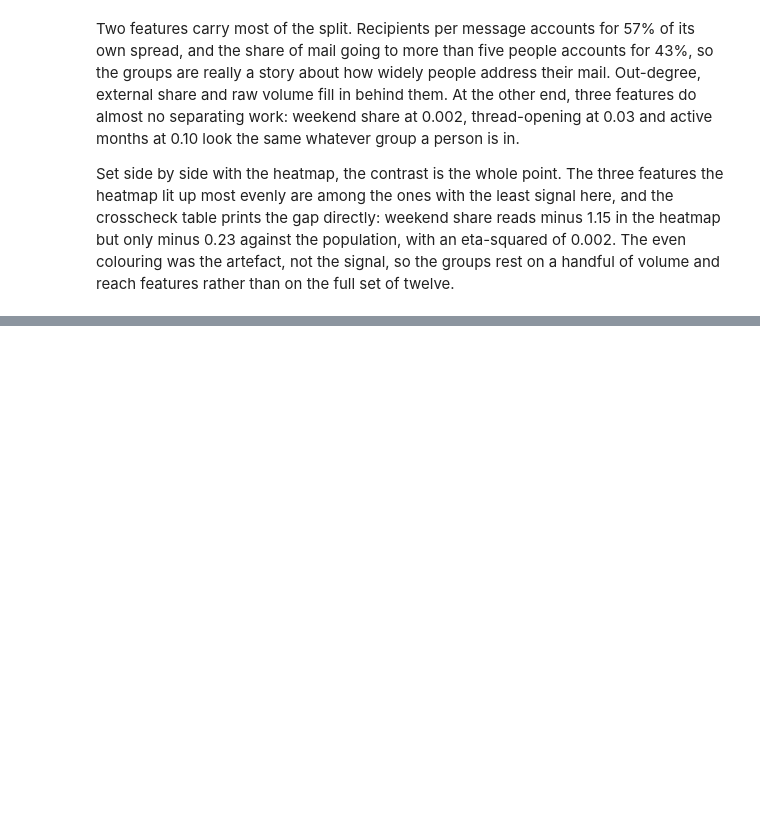
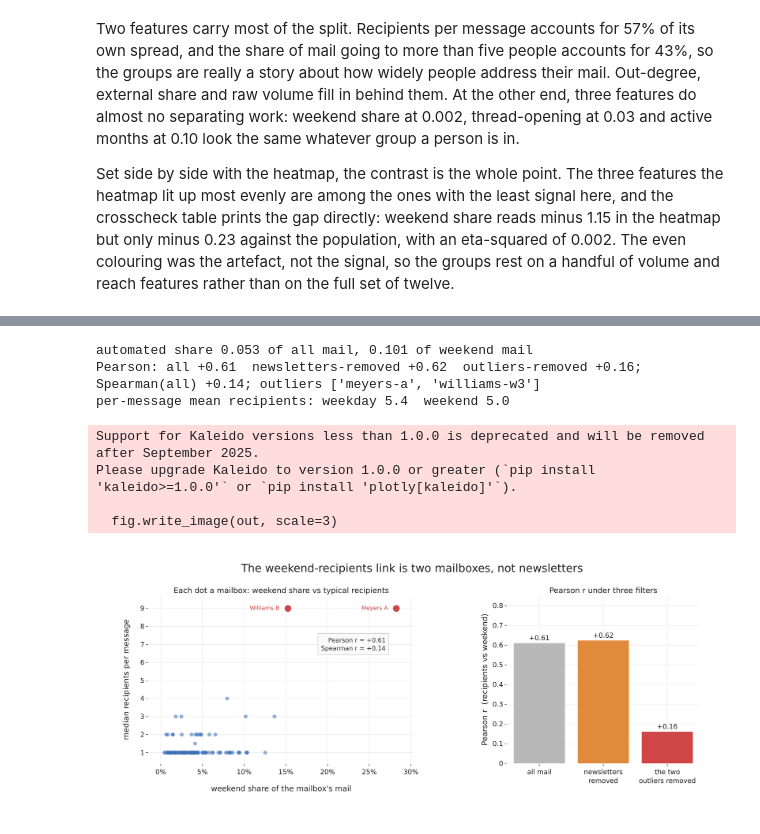
Before and after one commit to HardMax71/dm-lab-ss26-enron, a Jupyter notebook: pred-1/pred1_group_certainty.ipynb, the cells around one changed output, grey strips where cells are left out. Saved outputs shown, nothing was run; the diff lists cells and outputs as text; code cells hidden in the pictures; blank space fills up the shorter version.

```diff
--- a/pred-1/pred1_group_certainty.ipynb
+++ b/pred-1/pred1_group_certainty.ipynb
@@ -411,0 +473,63 @@ problem the body-to-group work in `enron_eda_week6.ipynb` runs into.
+# %%
+import re
+mm = msg[msg["date_plausible"] & msg["date"].notna()].copy()
+mm["wknd"] = mm["date"].dt.dayofweek >= 5
+AUTO = re.compile(r"(?:^|[._-])(?:noreply|no-?reply|donotreply|mailer|postmaster|root|daemon|bounce|"
+    r"listserv|majordomo|arsystem|notification|notify|alerts?|updates?|news|newsletter|digest|info|"
+    r"marketing|feedback|announce|automated|webmaster|service|press|editor|newsdesk|delivery|robot|"
+    r"exchangeinfo|issuealert|strat_alert|crcommunications|fool|owner)(?:[._-]|@|$)")
+loc = mm["from_addr_norm"].fillna("").str.split("@").str[0]
+dm  = mm["from_domain"].fillna("")
+mm["auto"] = ((~mm["is_internal_sender"].fillna(True)) & (loc.str.contains(AUTO, na=False)
+    | dm.str.contains(r"mailman|lists?\.|listserv", na=False) | loc.str.match(r".*-request$", na=False))) \
+    | mm["has_list_recipient"].fillna(False) | mm["body_is_boilerplate"].fillna(False)
+
+def wk_feat(d):
+    gg = d.groupby("mailbox_owner")
+    t = pd.DataFrame({"n": gg.size(), "recipients": gg["recipient_count"].median(),
+                      "weekend": gg["wknd"].mean() * 100})
+    return t[t["n"] >= 500]
+
+Tall = wk_feat(mm); Thum = wk_feat(mm[~mm["auto"]])
+pe = lambda t: t["recipients"].corr(t["weekend"])
+sp = lambda t: t["recipients"].corr(t["weekend"], method="spearman")
+out2 = list(Tall["weekend"].nlargest(2).index)
+Tno = Tall.drop(out2)
+bars = {"all mail": pe(Tall), "newsletters<br>removed": pe(Thum), "the two<br>outliers removed": pe(Tno)}
+mr_wd, mr_wk = mm.loc[~mm["wknd"], "recipient_count"].mean(), mm.loc[mm["wknd"], "recipient_count"].mean()
+print(f"automated share {mm['auto'].mean():.3f} of all mail, {mm.loc[mm['wknd'],'auto'].mean():.3f} of weekend mail")
+print(f"Pearson: all {pe(Tall):+.2f}  newsletters-removed {pe(Thum):+.2f}  outliers-removed {pe(Tno):+.2f}; "
+      f"Spearman(all) {sp(Tall):+.2f}; outliers {out2}")
+print(f"per-message mean recipients: weekday {mr_wd:.1f}  weekend {mr_wk:.1f}")
+
+fig = make_subplots(rows=1, cols=2, column_widths=[0.58, 0.42], horizontal_spacing=0.17,
+    subplot_titles=["Each dot a mailbox: weekend share vs typical recipients",
+                    "Pearson r under three filters"])
+isout = Tall.index.isin(out2)
+fig.add_trace(go.Scatter(x=Tall["weekend"][~isout], y=Tall["recipients"][~isout], mode="markers",
+    marker=dict(size=8, color=BLUE, opacity=0.55), showlegend=False), row=1, col=1)
+fig.add_trace(go.Scatter(x=Tall["weekend"][isout], y=Tall["recipients"][isout], mode="markers+text",
+    marker=dict(size=14, color=RED), text=[disp(o) + "  " for o in Tall.index[isout]],
+    textposition="middle left", textfont=dict(size=12, color=RED), showlegend=False), row=1, col=1)
+fig.update_xaxes(title_text="weekend share of the mailbox's mail", ticksuffix="%", row=1, col=1)
+fig.update_yaxes(title_text="median recipients per message", row=1, col=1)
+fig.add_annotation(xref="x1", yref="y1", x=float(Tall["weekend"].max()) * 0.97,
+    y=float(Tall["recipients"].max()) * 0.78, xanchor="right", align="right",
+    text=f"Pearson r = {pe(Tall):+.2f}<br>Spearman r = {sp(Tall):+.2f}", showarrow=False,
+    font=dict(size=13, color="#333"), bordercolor="#cccccc", borderwidth=1, borderpad=6, bgcolor="#fafafa")
+bx, bv = list(bars), list(bars.values())
+fig.add_trace(go.Bar(x=bx, y=bv, marker_color=[GREY, ORANGE, RED],
+    text=[f"{v:+.2f}" for v in bv], textposition="outside", textfont=dict(size=14),
+    cliponaxis=False, showlegend=False), row=1, col=2)
+fig.update_yaxes(title_text="Pearson r  (recipients vs weekend)", range=[0, 0.85], row=1, col=2)
+fig.update_layout(title="The weekend-recipients link is two mailboxes, not newsletters")
+save_fig(fig, "pc5_weekend_correlation.png", w=1320, h=560, margin=dict(l=110, r=60, t=100, b=110))
+# %% [output]
+automated share 0.053 of all mail, 0.101 of weekend mail
+Pearson: all +0.61  newsletters-removed +0.62  outliers-removed +0.16; Spearman(all) +0.14; outliers ['meyers-a', 'williams-w3']
+per-message mean recipients: weekday 5.4  weekend 5.0
+Support for Kaleido versions less than 1.0.0 is deprecated and will be removed after September 2025.
+Please upgrade Kaleido to version 1.0.0 or greater (`pip install 'kaleido>=1.0.0'` or `pip install 'plotly[kaleido]'`).
+
+  fig.write_image(out, scale=3)
+[figure, added]
```
Also changed, not shown: parts of 8 cells of this notebook, 11 other files.
